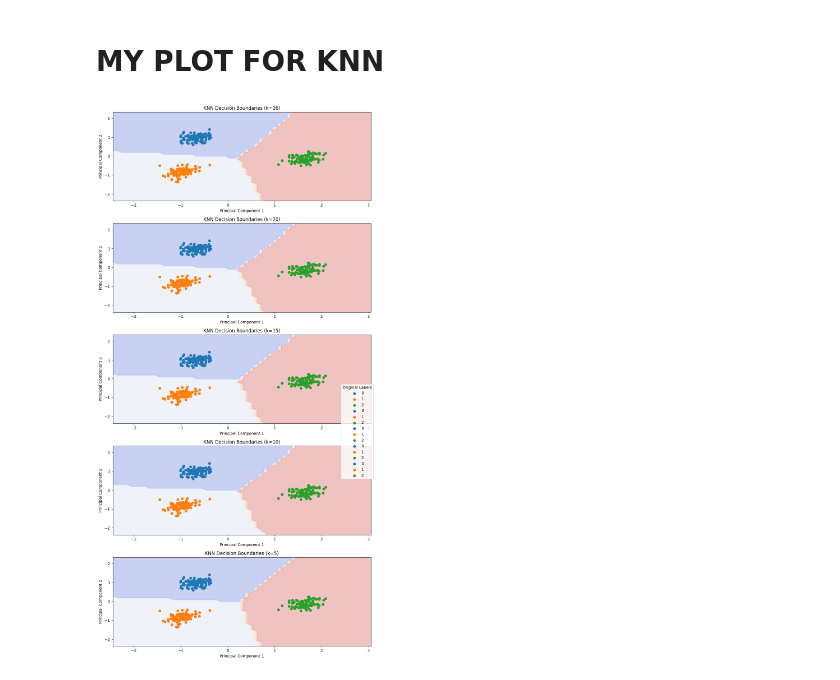
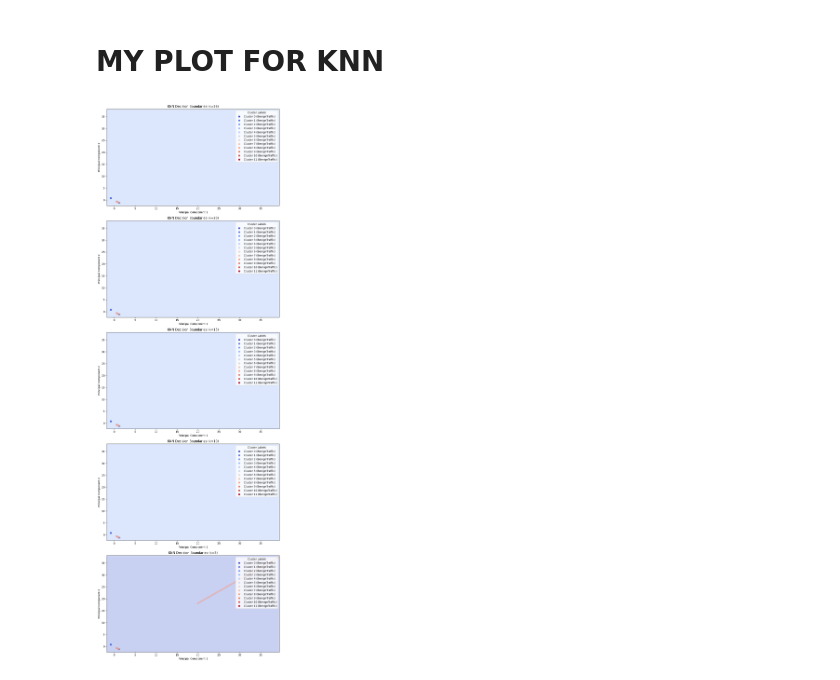
Before and after one commit to ML-Project-Team-5/Project_NetworkIDS, a Jupyter notebook: JUI-KNN.ipynb, the cells around one changed output. Saved outputs shown, nothing was run; the diff lists cells and outputs as text; code cells hidden in the pictures.

Commit message:
KNN plots with labels done, have to check if its correct, used 2_rf dataset.

```diff
--- a/JUI-KNN.ipynb
+++ b/JUI-KNN.ipynb
@@ -232,22 +183,33 @@ h1 {
 # %%
 import numpy as np
 import matplotlib.pyplot as plt
-from sklearn.preprocessing import StandardScaler, LabelEncoder
+from sklearn.preprocessing import StandardScaler
 from sklearn.decomposition import PCA
-from sklearn.datasets import make_blobs
 from sklearn.neighbors import KNeighborsClassifier
+from sklearn.preprocessing import LabelEncoder
 from sklearn.feature_selection import SelectKBest, f_classif
 
-# Generate synthetic data with 4 clusters using make_blobs
-X, y = make_blobs(n_samples=300, centers=3, random_state=42)
+# Load the datasets
+test_unknown_data_path = './data/2_rf_test_unknown_data.csv'
+test_unknown_data = pd.read_csv(test_unknown_data_path)
 
-# Use the same label encoder and mapping as in your k-NN code
+test_unknown_label_path = './data/2_rf_test_unknown_label.csv'
+test_unknown_label = pd.read_csv(test_unknown_label_path)
+
+X = test_unknown_data
+y = test_unknown_label
+
+# Apply label encoding to the labels
 label_encoder = LabelEncoder()
 y_encoded = label_encoder.fit_transform(y)
-class_mapping = dict(zip(label_encoder.classes_, label_encoder.transform(label_encoder.classes_)))
+
+# Create a dictionary to map encoded labels to original labels
+label_mapping = {i: label for i, label in enumerate(label_encoder.classes_)}
+
+# Specify the number of features to select
+k_best = 2
 
 # Apply SelectKBest with ANOVA F-statistic as the scoring function
-k_best = 2
 selector = SelectKBest(f_classif, k=k_best)
 selected_data = selector.fit_transform(X, y_encoded)
 
@@ -259,47 +221,47 @@ reduced_data = pca.fit_transform(scaled_data)
 # Set up k-NN classifiers with different k values
 knn_list = [KNeighborsClassifier(n_neighbors=k) for k in [26, 20, 15, 10, 5]]
 
-def plot_decision_boundary(knn, X, y, title, ax, class_mapping):
+def plot_decision_boundary(knn, X, y, title, ax):
     h = 0.1  # Step size in the mesh
 
     x_min, x_max = X[:, 0].min() - 1, X[:, 0].max() + 1
     y_min, y_max = X[:, 1].min() - 1, X[:, 1].max() + 1
 
     xx, yy = np.meshgrid(np.arange(x_min, x_max, h), np.arange(y_min, y_max, h))
 
     # Obtain predictions for each point in the meshgrid
-    Z = knn.predict(np.c_[xx.ravel(), yy.ravel()])
-    Z_decoded = label_encoder.inverse_transform(Z)
-    Z = Z_decoded.reshape(xx.shape)
+    Z_encoded = knn.predict(np.c_[xx.ravel(), yy.ravel()])
+    Z = Z_encoded.reshape(xx.shape)
 
-    # Plot the decision boundaries
-    ax.contourf(xx, yy, Z, cmap=plt.cm.coolwarm, alpha=0.3)
+    contour = ax.contourf(xx, yy, Z, cmap=plt.cm.coolwarm, alpha=0.3)
 
-    # Plot the training points with original class labels
-    for label in np.unique(y):
-        indices = np.where(y == label)
-        original_label = class_mapping[label]
-        ax.scatter(X[indices, 0], X[indices, 1], label=original_label)
+    # Plot the training points using encoded labels
+    scatter = ax.scatter(X[:, 0], X[:, 1], c=y_encoded, cmap=plt.cm.coolwarm)
+
+    # Find and annotate cluster centers with actual labels
+    cluster_centers = knn._fit_X  # Get the cluster centers from the fitted k-NN model
+    cluster_labels = knn.predict(cluster_centers)
+
+    # Add a legend with color-label mapping
+    legend_labels = [f'Cluster {i} ({label_mapping[label]})' for i, label in enumerate(cluster_labels)]
+    ax.legend(handles=scatter.legend_elements()[0], labels=legend_labels, title='Cluster Labels', loc='upper right')
 
     ax.set_xlabel('Principal Component 1')
     ax.set_ylabel('Principal Component 2')
     ax.set_title(title)
 
 # Set up subplots
-fig, axes = plt.subplots(len(knn_list), 1, figsize=(10, 20))
+fig, axes = plt.subplots(len(knn_list), 1, figsize=(10, 30))
 
 # Plot decision boundaries for each k-NN classifier
 for i, (knn, k) in enumerate(zip(knn_list, [26, 20, 15, 10, 5])):
     knn.fit(reduced_data, y_encoded)
-    plot_decision_boundary(knn, reduced_data, y, f'KNN Decision Boundaries (k={k})', axes[i], class_mapping)
-
-# Add a common legend for all subplots
-fig.legend(title='Original Labels', loc='upper right', bbox_to_anchor=(1, 0.5))
+    plot_decision_boundary(knn, reduced_data, y_encoded, f'KNN Decision Boundaries (k={k})', axes[i])
 
 # Adjust layout
 plt.tight_layout()
 
 # Show the plots
 plt.show()
 # %% [output]
-[figure, old version]
+[figure, new version]
```
Also changed, not shown: parts of 4 cells of this notebook.
